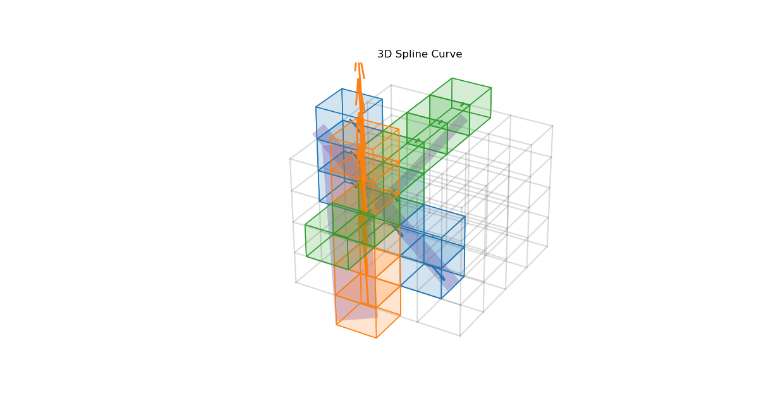
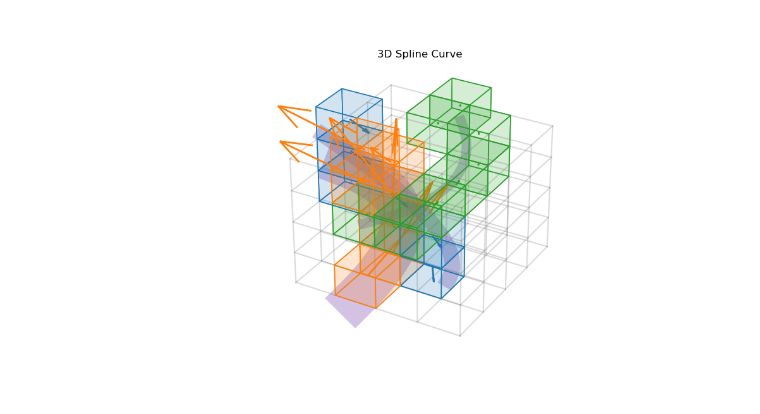
Before and after one commit to mackelab/dmri, a Jupyter notebook: notebooks/global_simulator/global_models.ipynb, the cells around one changed output. Saved outputs shown, nothing was run; the diff lists cells and outputs as text; code cells hidden in the pictures.

```diff
--- a/notebooks/global_simulator/global_models.ipynb
+++ b/notebooks/global_simulator/global_models.ipynb
@@ -441,7 +25,7 @@ grid_lines_x, grid_lines_y, grid_lines_z = grid.get_grid_lines()
 start = 13
 for i in range(3):
     diameter = jax.random.uniform(jax.random.key(start +100 + i), shape=(), minval=0.05, maxval=0.4)
-    spline = sample_splines(jax.random.key(start + i), degree=1)
+    spline = sample_splines(jax.random.key(start + i), degree=2)
     t_line = jnp.linspace(0, 1, 100)
     spline_values = spline(t_line)
     voxel_idxs = jax.vmap(grid.get_voxel_index_for_point)(spline_values)
@@ -485,31 +69,31 @@ for i in range(3):
         if norm > 0:
             # Calculate the endpoint to maintain the direction
             direction = avg_tangent / norm #* 0.25  # Normalize the tangent
 
             ax.quiver(center[0], center[1], center[2], direction[0],direction[1],direction[2], color=f'C{i}', length=volume, lw=2)
 
     # Plot the grid lines
     for i in range(grid_lines_x.shape[0]):
         for j in range(grid_lines_x.shape[1]):
             ax.plot(grid_lines_x[i, j, :], grid_lines_y[i, j, :], grid_lines_z[i, j, :], color='gray', alpha=0.1)
             ax.plot(grid_lines_x[i, :, j], grid_lines_y[i, :, j], grid_lines_z[i, :, j], color='gray', alpha=0.1)
             ax.plot(grid_lines_x[:, i, j], grid_lines_y[:, i, j], grid_lines_z[:, i, j], color='gray', alpha=0.1)
 
 
     # Plot the spline values
     ax.plot(spline_values[:, 0], spline_values[:, 1], spline_values[:, 2], lw=diameter*200, alpha=0.4, color=f'C{i}')
 
 
     # Set labels and show plot
     # ax.set_xlabel("X-axis")
     # ax.set_ylabel("Y-axis")
     # ax.set_zlabel("Z-axis")
     ax.axis("off")
     ax.set_xlim(0, 1)
     ax.set_ylim(0, 1)
     ax.set_zlim(0, 1)
     ax.set_title("3D Spline Curve")
 
 plt.show()
 # %% [output]
-[figure, old version]
+[figure, new version]
```
Also changed, not shown: parts of 15 cells of this notebook, 3 other files.
